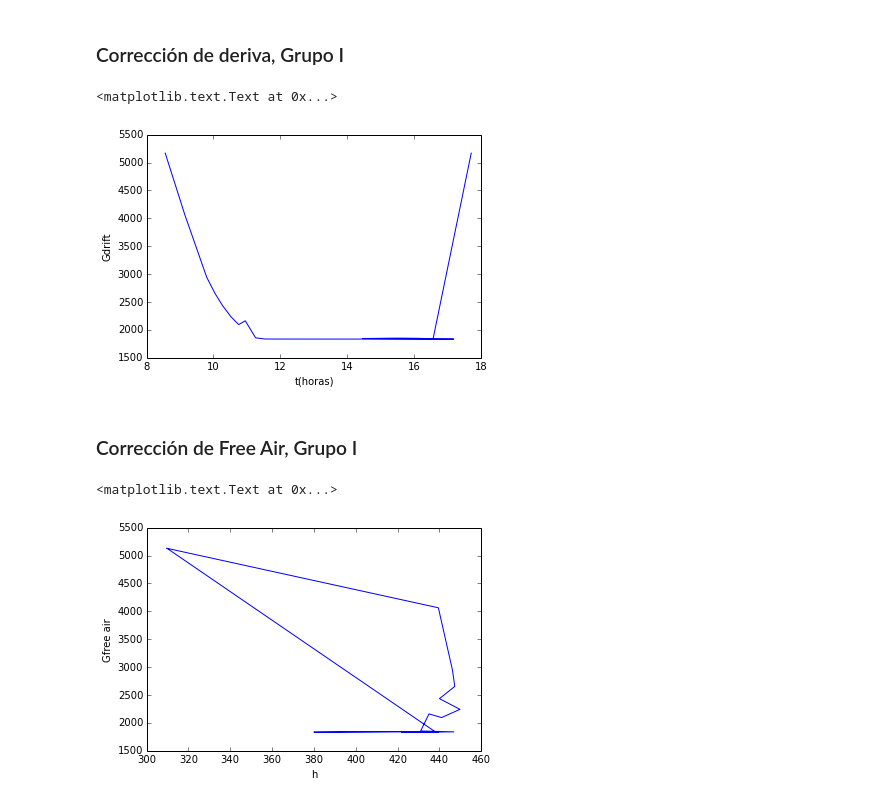
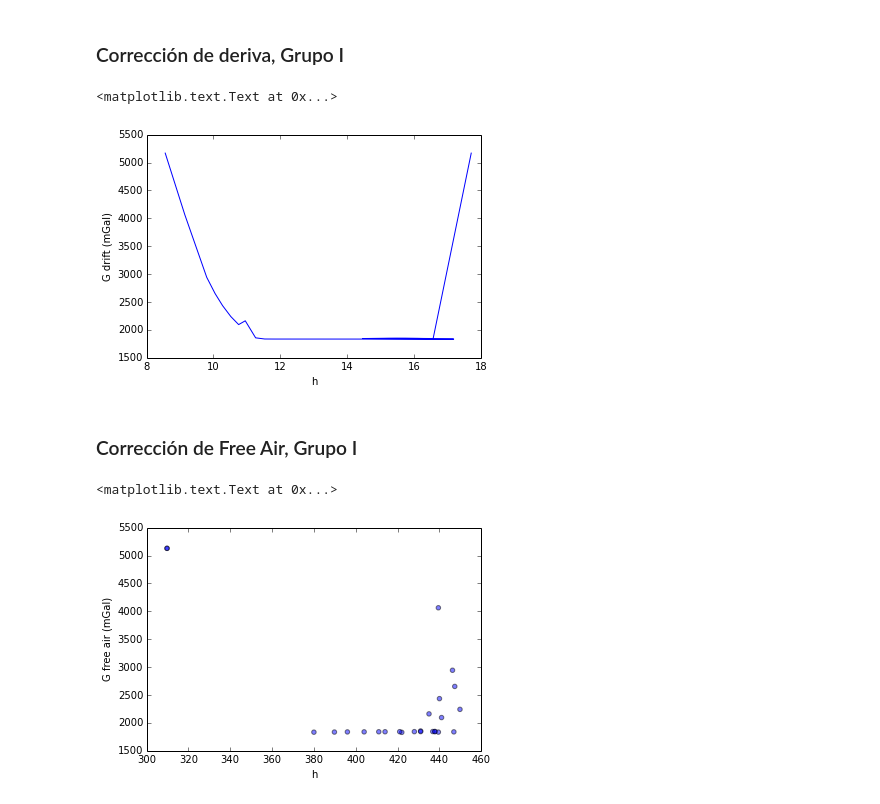
Before and after one commit to auracuervog/GeophysicsLab, a Jupyter notebook: Gravimetry/Gravimetry.ipynb, the cells around one changed output. Cells and saved outputs as stored; diff of their text form; code cells hidden in the pictures.

```diff
--- a/Gravimetry/Gravimetry.ipynb
+++ b/Gravimetry/Gravimetry.ipynb
@@ -85,18 +95,18 @@ Gi,ti,hi = correcting(datosI)
 mi = slope(Gi,ti)
 Gdrifti = driftcorrection(Gi,ti,mi)
 plt.plot(ti,Gdrifti)
-plt.xlabel("t(horas)")
-plt.ylabel("Gdrift")
+plt.xlabel("h")
+plt.ylabel("G drift (mGal)")
 # %% [output]
 <matplotlib.text.Text at 0x...>
-[figure, old version]
+[figure, new version]
 # %% [markdown]
 ### Corrección de Free Air, Grupo I
 # %%
 Gfree = freeair(Gdrifti,hi)
-plt.plot(hi,Gfree)
-plt.xlabel("h")
-plt.ylabel("Gfree air")
+scatter(hi,Gfree,s=20,alpha=0.5)
+xlabel('h')
+ylabel('G free air (mGal)')
 # %% [output]
 <matplotlib.text.Text at 0x...>
-[figure, old version]
+[figure, new version]
```
Also changed, not shown: parts of 18 cells of this notebook, 4 other files.
